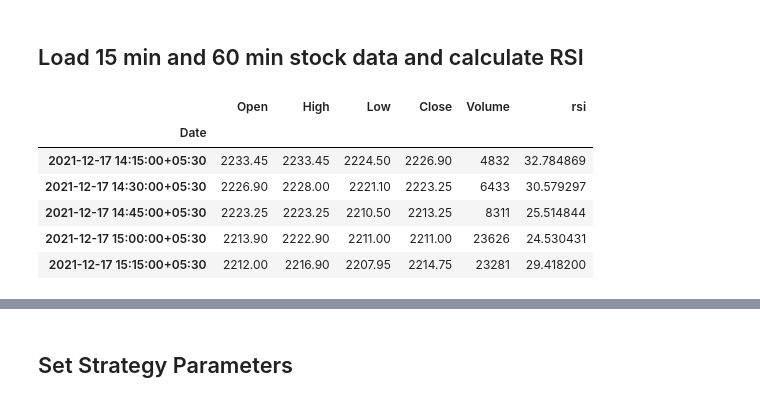
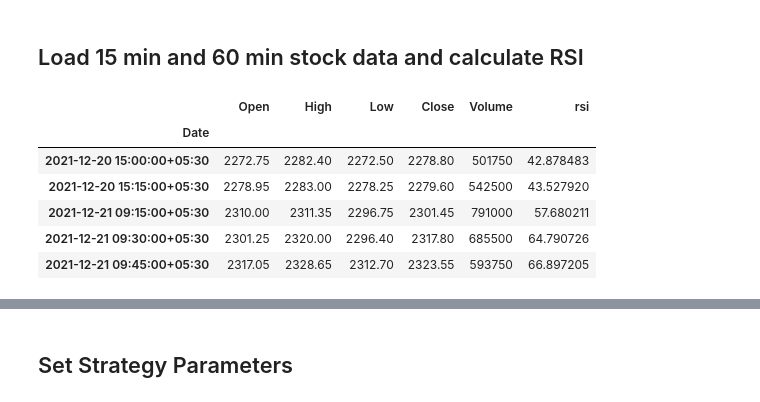
Before and after one commit to hbbtekademy/algo-trading, a Jupyter notebook: python/notebooks/strategies/rsi_strategy/RSIStrategy.ipynb, the cells around one changed output, grey strips where cells are left out. Cells and saved outputs as stored; diff of their text form; code cells hidden in the pictures.

```diff
--- a/python/notebooks/strategies/rsi_strategy/RSIStrategy.ipynb
+++ b/python/notebooks/strategies/rsi_strategy/RSIStrategy.ipynb
@@ -57,19 +82,19 @@ def get_back_candles(df, index, back_count):
 # %% [markdown]
 ## Load 15 min and 60 min stock data and calculate RSI
 # %%
-file_15min = '/content/stock_data/ACC-HIST.csv'
+file_15min = '/content/stock_data/RELIANCE21DECFUT-HIST-15M.csv'
 file_60min = '/content/stock_data/ACC-HIST-60M.csv'
 
 df_15min = pd.read_csv(file_15min, parse_dates=['Date'], index_col=['Date'])
 rsi = RSIIndicator(df_15min['Close']).rsi()
 df_15min = df_15min.assign(rsi=rsi.values)
 df_15min.tail()
 # %% [output]
 |  | Open | High | Low | Close | Volume | rsi |
 | Date |  |  |  |  |  |  |
-| 2021-12-17 14:15:00+05:30 | 2233.45 | 2233.45 | 2224.50 | 2226.90 | 4832 | 32.784869 |
-| 2021-12-17 14:30:00+05:30 | 2226.90 | 2228.00 | 2221.10 | 2223.25 | 6433 | 30.579297 |
-| 2021-12-17 14:45:00+05:30 | 2223.25 | 2223.25 | 2210.50 | 2213.25 | 8311 | 25.514844 |
-| 2021-12-17 15:00:00+05:30 | 2213.90 | 2222.90 | 2211.00 | 2211.00 | 23626 | 24.530431 |
-| 2021-12-17 15:15:00+05:30 | 2212.00 | 2216.90 | 2207.95 | 2214.75 | 23281 | 29.418200 |
+| 2021-12-20 15:00:00+05:30 | 2272.75 | 2282.40 | 2272.50 | 2278.80 | 501750 | 42.878483 |
+| 2021-12-20 15:15:00+05:30 | 2278.95 | 2283.00 | 2278.25 | 2279.60 | 542500 | 43.527920 |
+| 2021-12-21 09:15:00+05:30 | 2310.00 | 2311.35 | 2296.75 | 2301.45 | 791000 | 57.680211 |
+| 2021-12-21 09:30:00+05:30 | 2301.25 | 2320.00 | 2296.40 | 2317.80 | 685500 | 64.790726 |
+| 2021-12-21 09:45:00+05:30 | 2317.05 | 2328.65 | 2312.70 | 2323.55 | 593750 | 66.897205 |
 # %%
```
Also changed, not shown: parts of 12 cells of this notebook.
